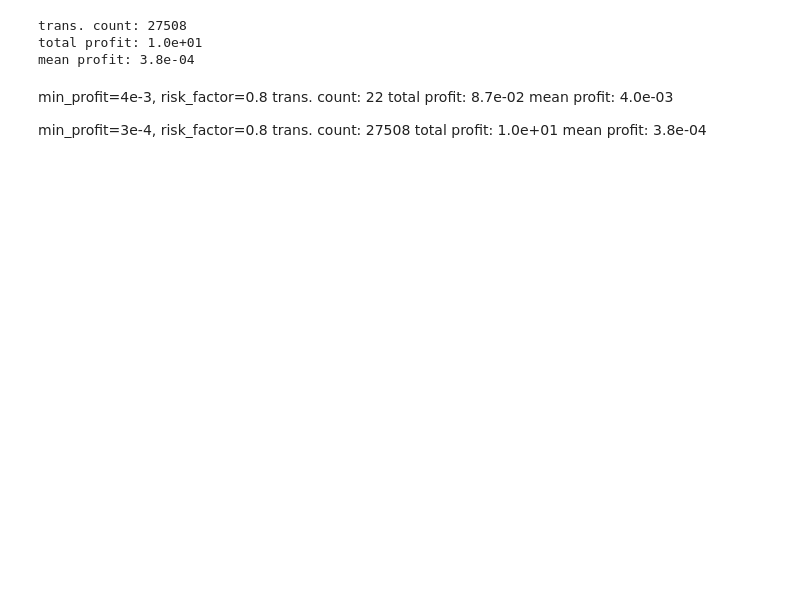
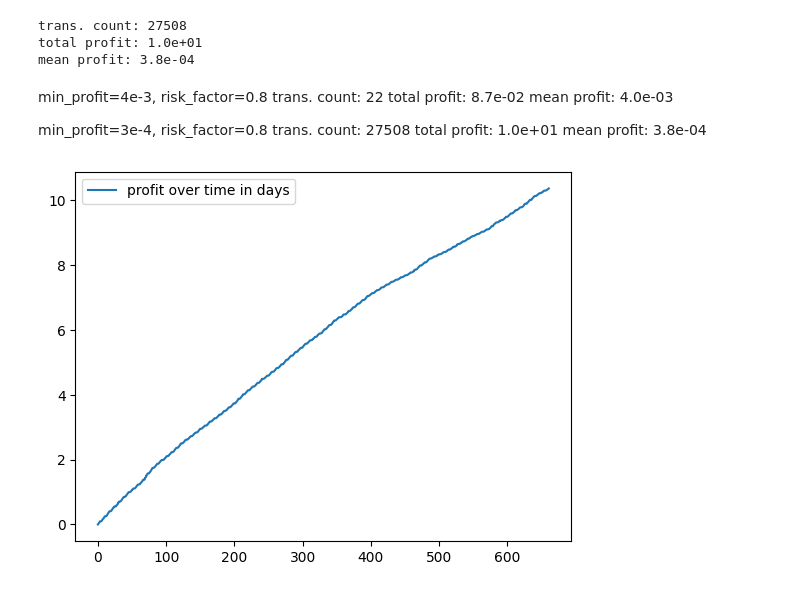
Before and after one commit to stefanzarembinski/szx81, a Jupyter notebook: src/forecast.ipynb, the cells around one changed output. Drawn from its saved outputs; the diff is of its cells as text; code cells hidden in the pictures; blank space fills up the shorter version.

```diff
--- a/src/forecast.ipynb
+++ b/src/forecast.ipynb
@@ -163,12 +161,16 @@ advice: buy-sell, profit: 4.6e-04, min. profit: 3.0e-04
 # %%
-hd.set_hist_data(data_count=None)
+hd.set_hist_data(data_count=None, verbose=False)
 oracle = fo.Oracle(hd.ForexProvider())
 
 profits = []
+timestamps = []
+times = []
 
 while True:
     g = gs.gambler(forex_prediction=oracle.prediction, min_profit=3e-4, risk_factor=0.8)
-    if g is None:
+    if (g is None) or g.endofdata:
         break
     profits.append(g.profit)
+    timestamps.append(g.timestamp)
+    times.append(g.times[-1])
 # %% [output]
@@ -194,3 +200,12 @@ min_profit=3e-4, risk_factor=0.8
 trans. count: 27508
 total profit: 1.0e+01
 mean profit: 3.8e-04
+# %%
+cumprofit = profits.cumsum()
+timestamps = np.array(timestamps)
+days = (timestamps - timestamps[0]) / 60 / 60 / 24
+plt.plot(days, cumprofit, label='profit over time in days')
+plt.legend()
+plt.show()
+# %% [output]
+[figure, added]
```
Also changed, not shown: parts of 6 cells of this notebook, 1 other file.
